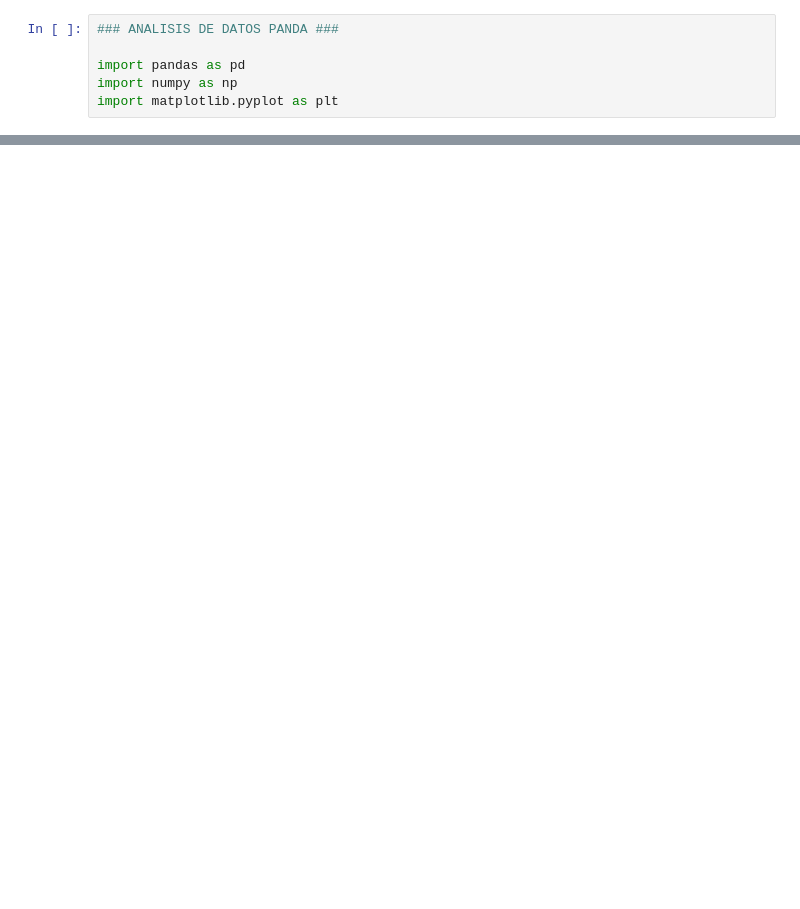
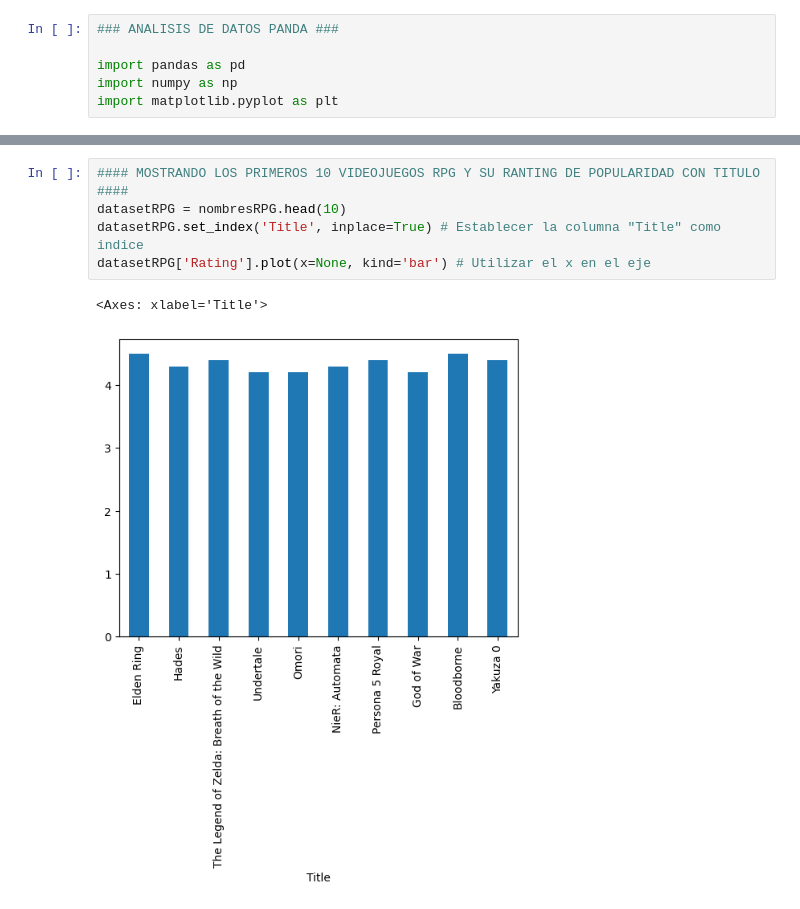
Before and after one commit to SkryttyKod/phyton-primer-semestre, a Jupyter notebook: Jupyter/04-pandas.ipynb, the cells around one changed output, grey strips where cells are left out. Saved outputs shown, nothing was run; the diff lists cells and outputs as text; blank space fills up the shorter version.

```diff
--- a/Jupyter/04-pandas.ipynb
+++ b/Jupyter/04-pandas.ipynb
@@ -17,0 +202,8 @@ datos.head()
+# %%
+#### MOSTRANDO LOS PRIMEROS 10 VIDEOJUEGOS RPG Y SU RANTING DE POPULARIDAD CON TITULO ####
+datasetRPG = nombresRPG.head(10)
+datasetRPG.set_index('Title', inplace=True) # Establecer la columna "Title" como indice
+datasetRPG['Rating'].plot(x=None, kind='bar') # Utilizar el x en el eje
+# %% [output]
+<Axes: xlabel='Title'>
+[figure, added]
```
Also changed, not shown: parts of 16 cells of this notebook, 3 other files.
